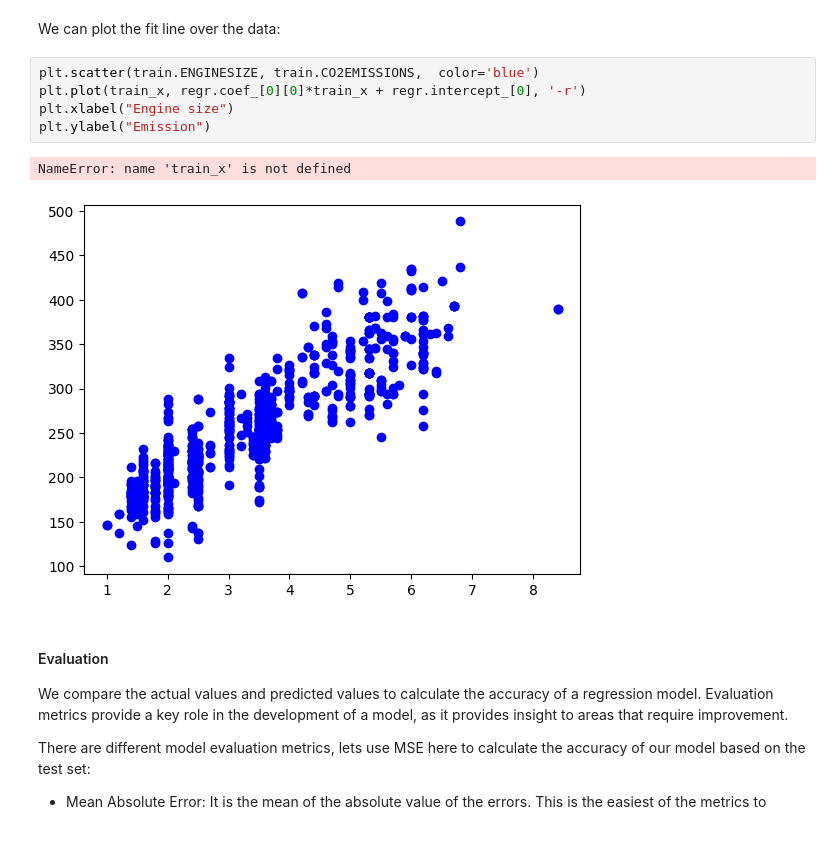
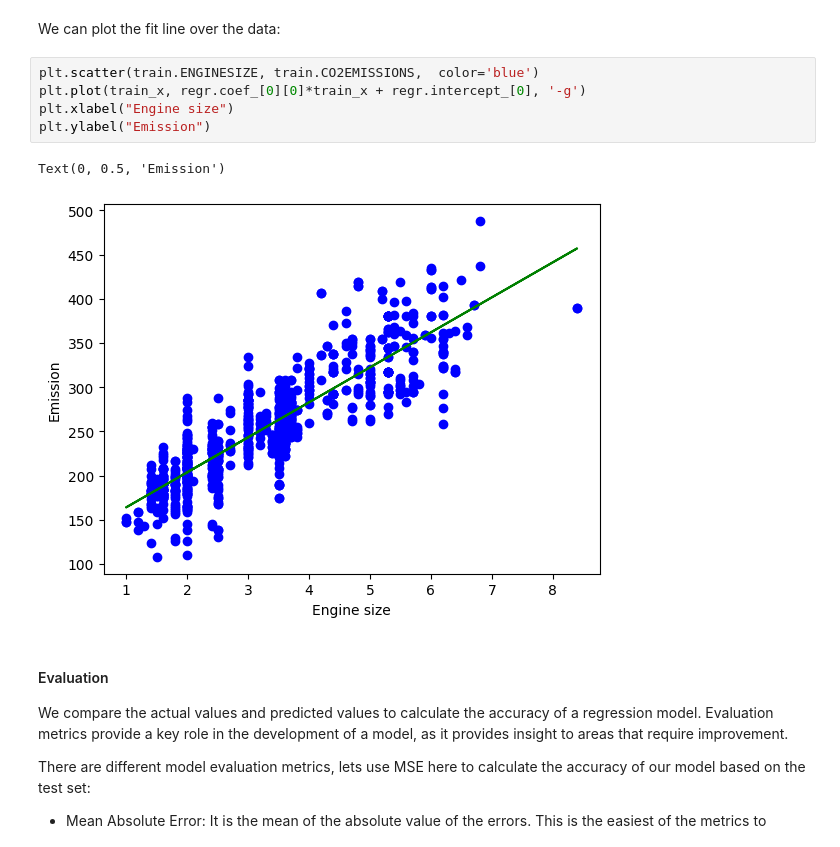
Before and after one commit to Mahnaz-karimi/machine-learning-first, a Jupyter notebook: Reg-Simple-Linear-Regression-Co2.ipynb, the cells around one changed output. Cells and saved outputs as stored; diff of their text form.

```diff
--- a/Reg-Simple-Linear-Regression-Co2.ipynb
+++ b/Reg-Simple-Linear-Regression-Co2.ipynb
@@ -190,12 +203,12 @@ Notice that all of the data must be available to traverse and calculate the para
 We can plot the fit line over the data:
 # %%
 plt.scatter(train.ENGINESIZE, train.CO2EMISSIONS,  color='blue')
-plt.plot(train_x, regr.coef_[0][0]*train_x + regr.intercept_[0], '-r')
+plt.plot(train_x, regr.coef_[0][0]*train_x + regr.intercept_[0], '-g')
 plt.xlabel("Engine size")
 plt.ylabel("Emission")
 # %% [output]
-NameError: name 'train_x' is not defined
+Text(0, 0.5, 'Emission')
-[figure, old version]
+[figure, new version]
 # %% [markdown]
 #### Evaluation
 
```
Also changed, not shown: parts of 8 cells of this notebook, 3 other files.
